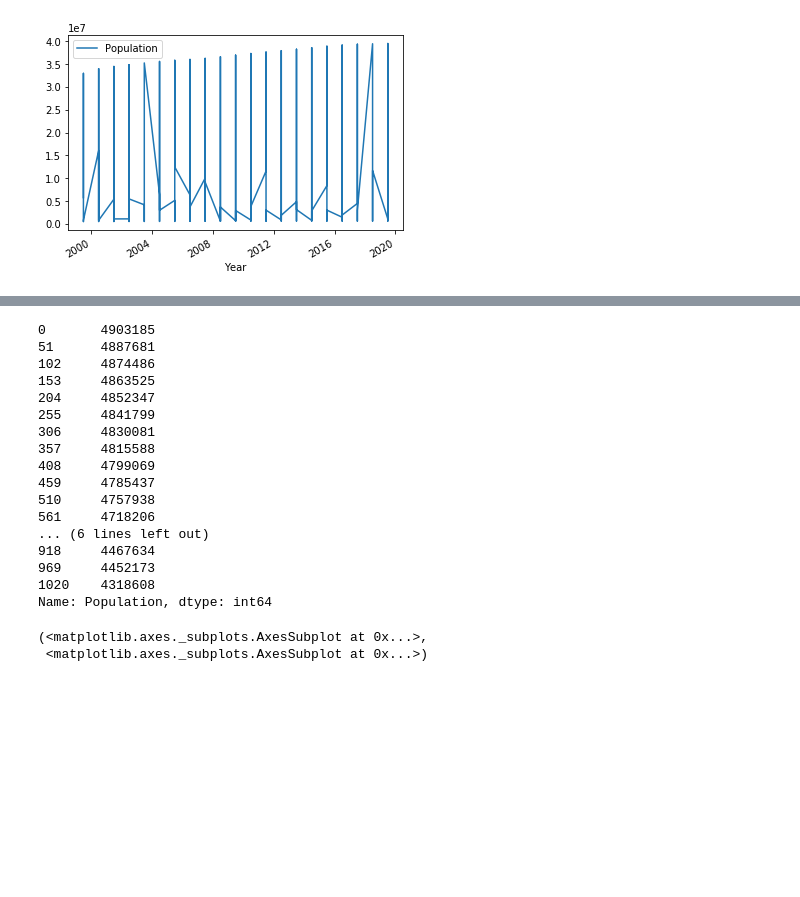
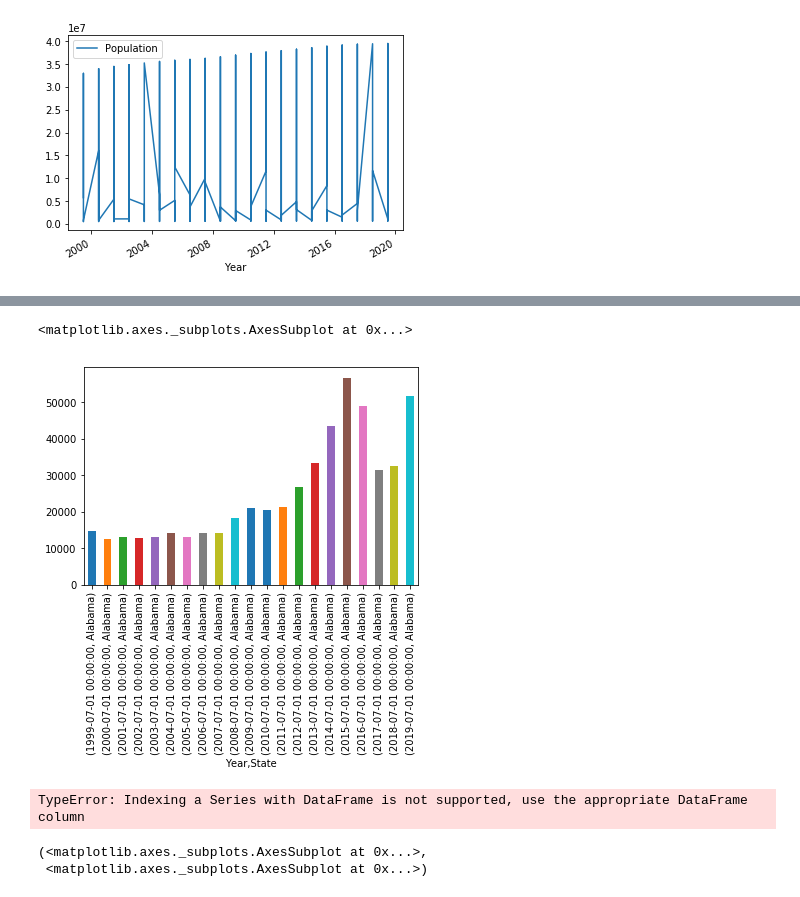
Before and after one commit to amitbhsingh/Udacity-Nanodegree, a Jupyter notebook: project02/fbi gun.ipynb, the cells around one changed output, grey strips where cells are left out. Drawn from its saved outputs; the diff is of its cells as text; code cells hidden in the pictures; blank space fills up the shorter version.

Commit message:
Data wrangling

```diff
--- a/project02/fbi gun.ipynb
+++ b/project02/fbi gun.ipynb
@@ -176,23 +172,12 @@ California.plot(x='Year',y=[ 'totals']), California.plot(x='Year',y=[ 'Populatio
-# %%
-alabama['Population']
-# %% [output]
-0       4903185
-51      4887681
-102     4874486
-153     4863525
-204     4852347
-255     4841799
-306     4830081
-357     4815588
-408     4799069
-459     4785437
-510     4757938
-561     4718206
-... (6 lines left out)
-918     4467634
-969     4452173
-1020    4318608
-Name: Population, dtype: int64
+# %%
+alabama.groupby(['Year','State']).totals.median().plot(kind='bar')
+# %% [output]
+<matplotlib.axes._subplots.AxesSubplot at 0x...>
+[figure, added]
+# %%
+gda.State[alabama].value_counts()
+# %% [output]
+TypeError: Indexing a Series with DataFrame is not supported, use the appropriate DataFrame column
 # %%
 alabama.plot(x='Year',y=[ 'totals']), alabama.plot(x='Year',y=[ 'Population'])
 # %% [output]
```
Also changed, not shown: parts of 4 cells of this notebook, 14 other files.
